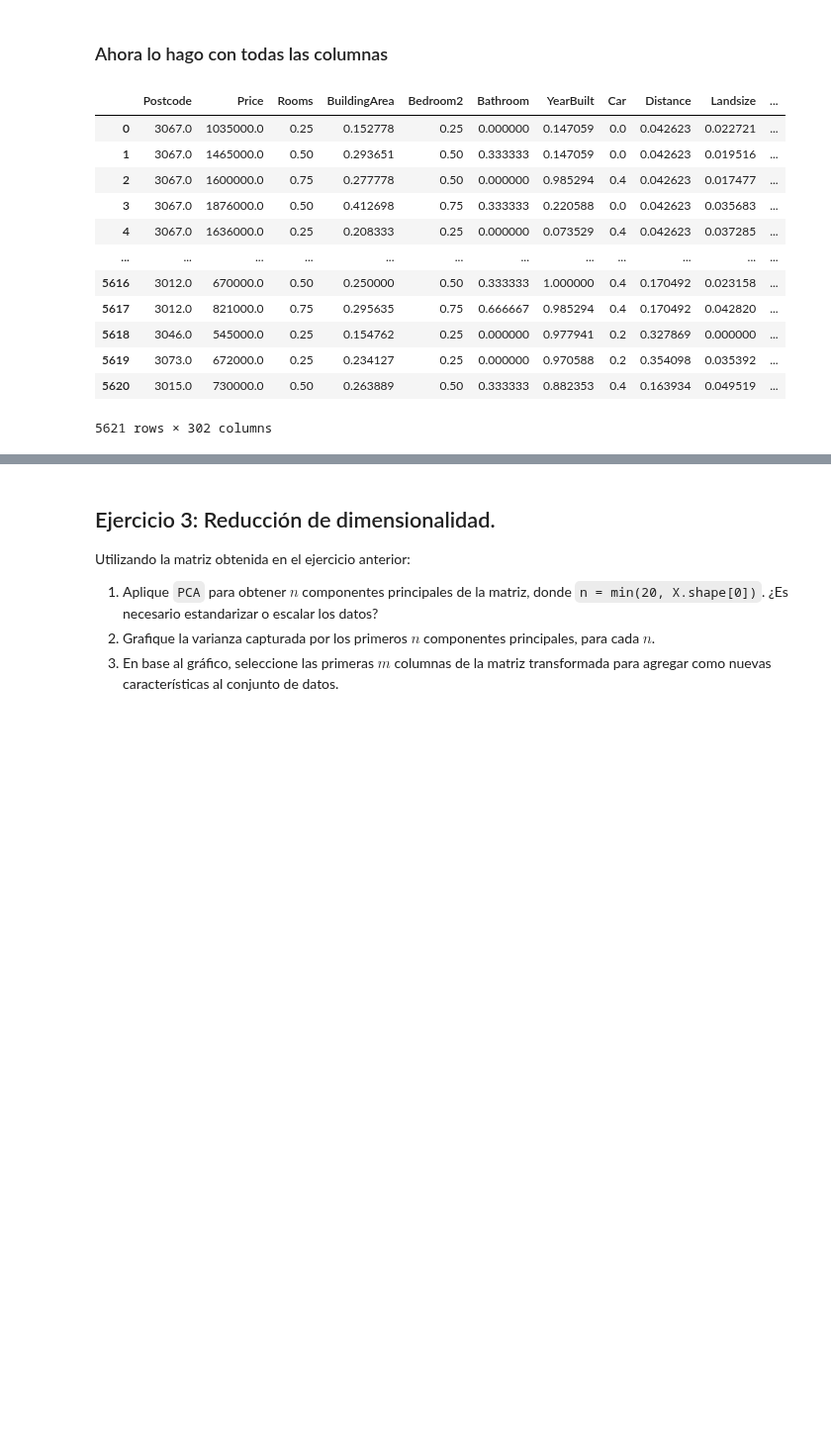
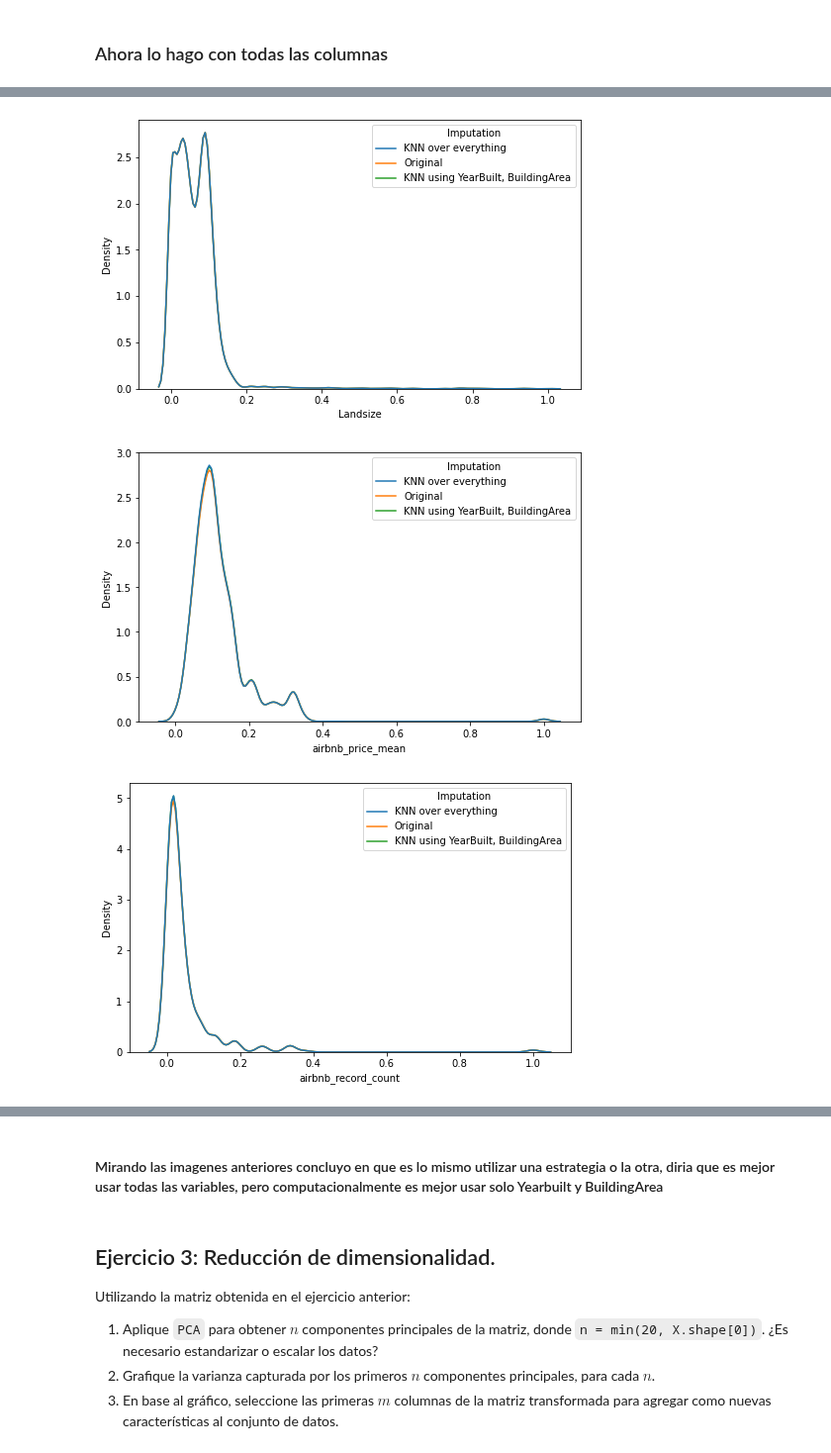
Before and after one commit to JeroFotinos/diplo_datos, a Jupyter notebook: Consignas_Entregable_AEyC - Parte 2.ipynb, the cells around one changed output, grey strips where cells are left out. Shown at 99% size. Drawn from its saved outputs; the diff is of its cells as text; code cells hidden in the pictures; blank space fills up the shorter version.

```diff
--- a/Consignas_Entregable_AEyC - Parte 2.ipynb
+++ b/Consignas_Entregable_AEyC - Parte 2.ipynb
@@ -516,19 +517,3 @@ for column in columns_to_use2:
                    "BuildingArea",
                    column]]
     )
-# %%
-melb_data_mice3
-# %% [output]
-|  | Postcode | Price | Rooms | BuildingArea | Bedroom2 | Bathroom | YearBuilt | Car | Distance | Landsize | ... |
-| 0 | 3067.0 | 1035000.0 | 0.25 | 0.152778 | 0.25 | 0.000000 | 0.147059 | 0.0 | 0.042623 | 0.022721 | ... |
-| 1 | 3067.0 | 1465000.0 | 0.50 | 0.293651 | 0.50 | 0.333333 | 0.147059 | 0.0 | 0.042623 | 0.019516 | ... |
-| 2 | 3067.0 | 1600000.0 | 0.75 | 0.277778 | 0.50 | 0.000000 | 0.985294 | 0.4 | 0.042623 | 0.017477 | ... |
-| 3 | 3067.0 | 1876000.0 | 0.50 | 0.412698 | 0.75 | 0.333333 | 0.220588 | 0.0 | 0.042623 | 0.035683 | ... |
-| 4 | 3067.0 | 1636000.0 | 0.25 | 0.208333 | 0.25 | 0.000000 | 0.073529 | 0.4 | 0.042623 | 0.037285 | ... |
-| ... | ... | ... | ... | ... | ... | ... | ... | ... | ... | ... | ... |
-| 5616 | 3012.0 | 670000.0 | 0.50 | 0.250000 | 0.50 | 0.333333 | 1.000000 | 0.4 | 0.170492 | 0.023158 | ... |
-| 5617 | 3012.0 | 821000.0 | 0.75 | 0.295635 | 0.75 | 0.666667 | 0.985294 | 0.4 | 0.170492 | 0.042820 | ... |
-| 5618 | 3046.0 | 545000.0 | 0.25 | 0.154762 | 0.25 | 0.000000 | 0.977941 | 0.2 | 0.327869 | 0.000000 | ... |
-| 5619 | 3073.0 | 672000.0 | 0.25 | 0.234127 | 0.25 | 0.000000 | 0.970588 | 0.2 | 0.354098 | 0.035392 | ... |
-| 5620 | 3015.0 | 730000.0 | 0.50 | 0.263889 | 0.50 | 0.333333 | 0.882353 | 0.4 | 0.163934 | 0.049519 | ... |
-5621 rows × 302 columns
@@ -535,15 +522,17 @@ melb_data_mice3
 # %%
 for column in columns_to_use2:
-    mice_airbnb_juntas = melb_data_mice3[[column]].to_frame()
+    mice_airbnb_juntas = melb_data_mice[column].copy().to_frame() #this was obtained in the previous example
     mice_airbnb_juntas['Imputation'] = 'KNN over everything'
-    melb_airbnb = melb_df_encoded[[column].dropna().to_frame()
+    mice_airbnb_juntas
+    melb_airbnb =melb_df_encoded[column].dropna().copy().to_frame()
     melb_airbnb['Imputation'] = 'Original'
     #------------------------------------------------------------------------------------
-    mice_airbnb_separadas = melb_data_mice3[[column]].to_frame()
-    mice_airbnb_separadas['Imputation'] = 'KNN over YearBuilt, BuildingArea and monthly_price_mean'
-    data = pd.concat([mice_airbnb_juntas,melb_airbnb ,mice_airbnb_separadas ])
+    mice_airbnb_separadas = melb_data_mice3[column].copy().to_frame()
+    mice_airbnb_separadas['Imputation'] = 'KNN using YearBuilt, BuildingArea'
+    data1 = pd.concat([mice_airbnb_juntas,melb_airbnb ,mice_airbnb_separadas ])
     data1=data1.reset_index()
     data1=data1.drop(["index"], axis=1)
     fig = plt.figure(figsize=(8, 5))
-    g = sns.kdeplot(data=data1, x='column', hue='Imputation')
+    g = sns.kdeplot(data=data1, x=column, hue='Imputation')
+#i rewrite data1 over each iteration
 # %% [output]
@@ -550,0 +539,3 @@ SyntaxError: invalid syntax (<ipython-input-642-e2253eb14277>, line 5)
+[figure, added]
+[figure, added]
+[figure, added]
@@ -551,3 +545,5 @@ SyntaxError: invalid syntax (<ipython-input-642-e2253eb14277>, line 5)
+# %% [markdown]
+#### Mirando las imagenes anteriores concluyo en que es lo mismo utilizar una estrategia o la otra, diria que es mejor usar todas las variables, pero computacionalmente es mejor usar solo Yearbuilt y BuildingArea
 # %% [markdown]
 ## Ejercicio 3: Reducción de dimensionalidad.
 
```
Also changed, not shown: parts of 18 cells of this notebook.
